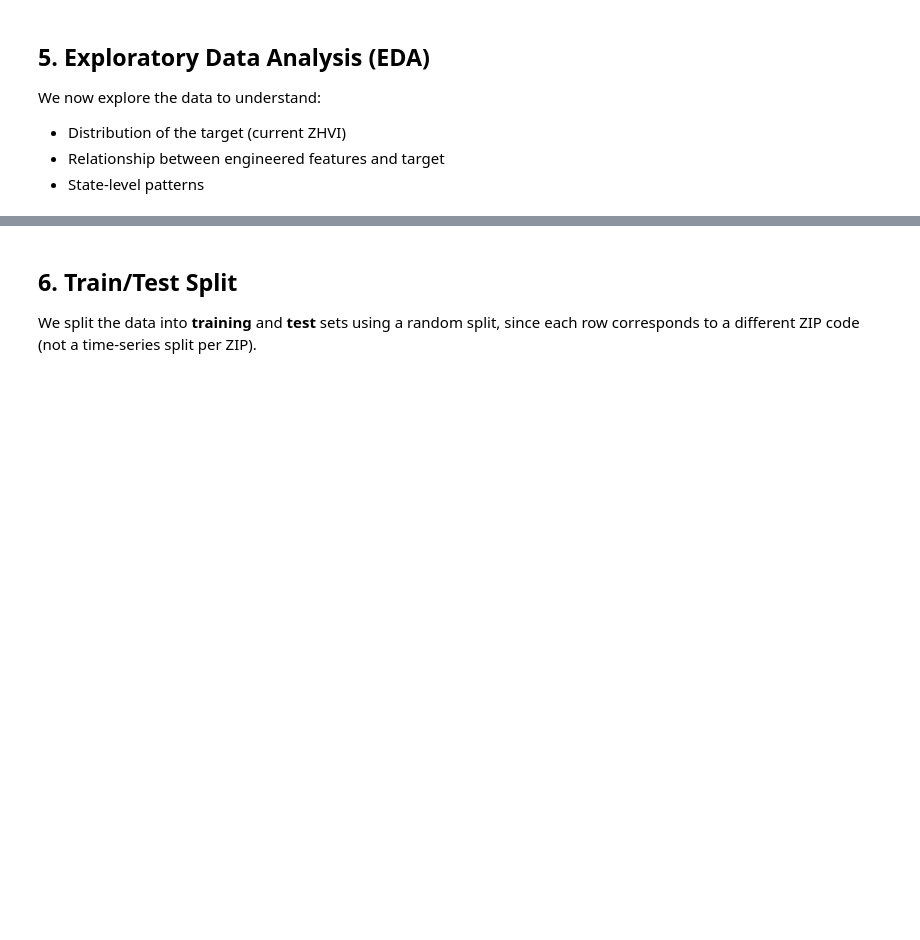
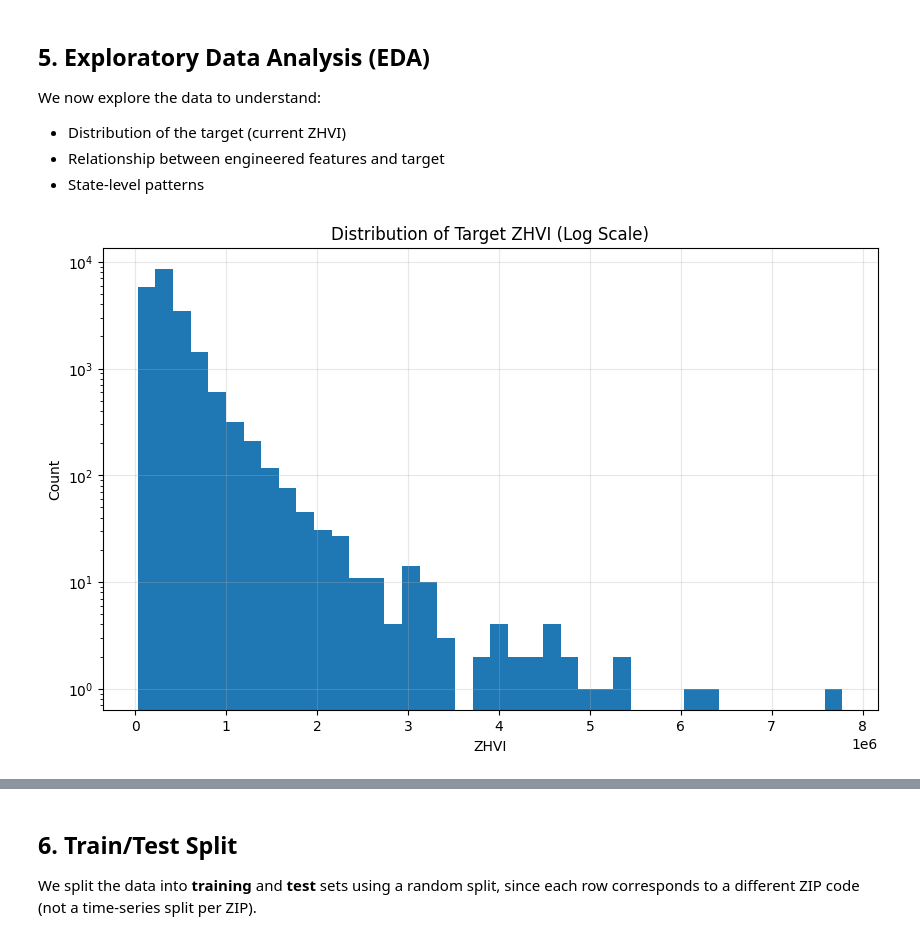
Before and after one commit to alinakhodotovych2022/Project2-housing-price-ml, a Jupyter notebook: Project2_housing_price_ml.ipynb, the cells around one changed output, grey strips where cells are left out. Saved outputs shown, nothing was run; the diff lists cells and outputs as text; code cells hidden in the pictures; blank space fills up the shorter version.

```diff
--- a/Project2_housing_price_ml.ipynb
+++ b/Project2_housing_price_ml.ipynb
@@ -58,18 +74,17 @@ plt.rcParams['figure.figsize'] = (8, 5)
 In Colab we can upload the CSV directly.
 If you run this locally, you can skip the `files.upload()` part and read the CSV from a file path instead.
 # %%
-# STEP 1: Load the ZHVI ZIP-level CSV file
-# Option A (Google Colab upload):
-# --------------------------------
-try:
-    from google.colab import files  # Will fail if not in Colab
-    uploaded = files.upload()
-    csv_filename = list(uploaded.keys())[0]
-except Exception:
-    csv_filename = "Zip_zhvi_uc_sfrcondo_tier_0.33_0.67_sm_sa_month.csv"  # adjust if needed
+# STEP 1: Upload the ZHVI ZIP-level CSV file from your computer
+from google.colab import files
+import pandas as pd
 
-# Read the dataset
-df = pd.read_csv(csv_filename)
+uploaded = files.upload()
 
-# Quick checks
+# Read CSV into DataFrame
+filename = list(uploaded.keys())[0]
+print("Loaded file:", filename)
+
+df = pd.read_csv(filename)
+
+# Quick inspection
 df.head()
@@ -247,12 +328,16 @@ We now explore the data to understand:
 # %%
 # STEP 8: Target distribution
 
-plt.figure()
+plt.figure(figsize=(10,6))
 plt.hist(y, bins=40)
-plt.title("Distribution of Target ZHVI (Latest Month)")
+plt.title("Distribution of Target ZHVI (Log Scale)")
 plt.xlabel("ZHVI")
 plt.ylabel("Count")
+plt.yscale("log")   # логарифм по оси Y
+plt.grid(alpha=0.3)
 plt.show()
+# %% [output]
+[figure, added]
 # %%
 # STEP 9: Example relationship — 12‑month growth vs target
 
```
Also changed, not shown: parts of 27 cells of this notebook.
